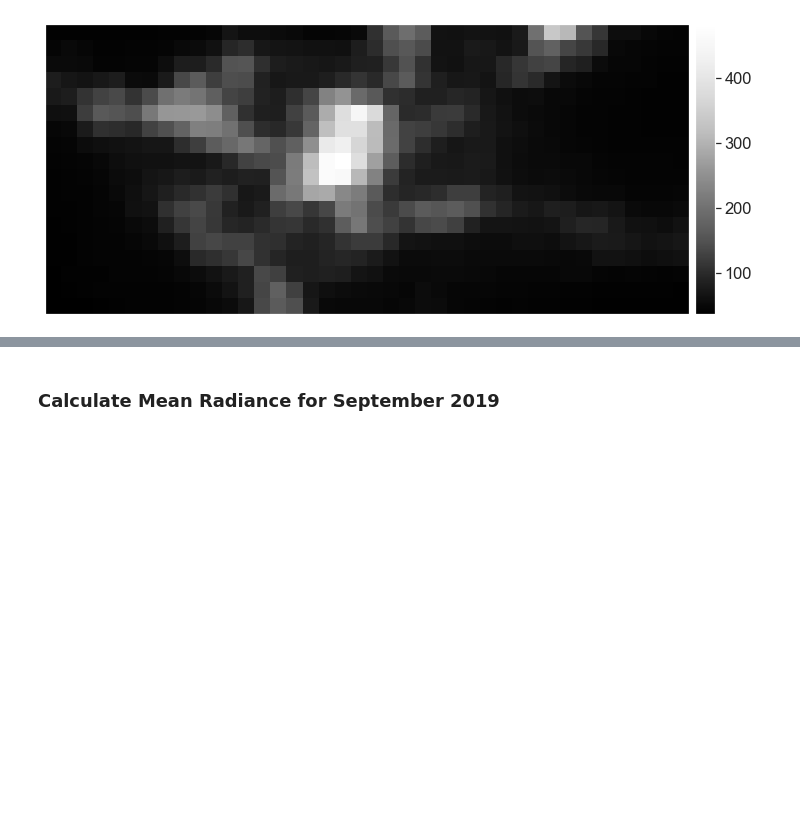
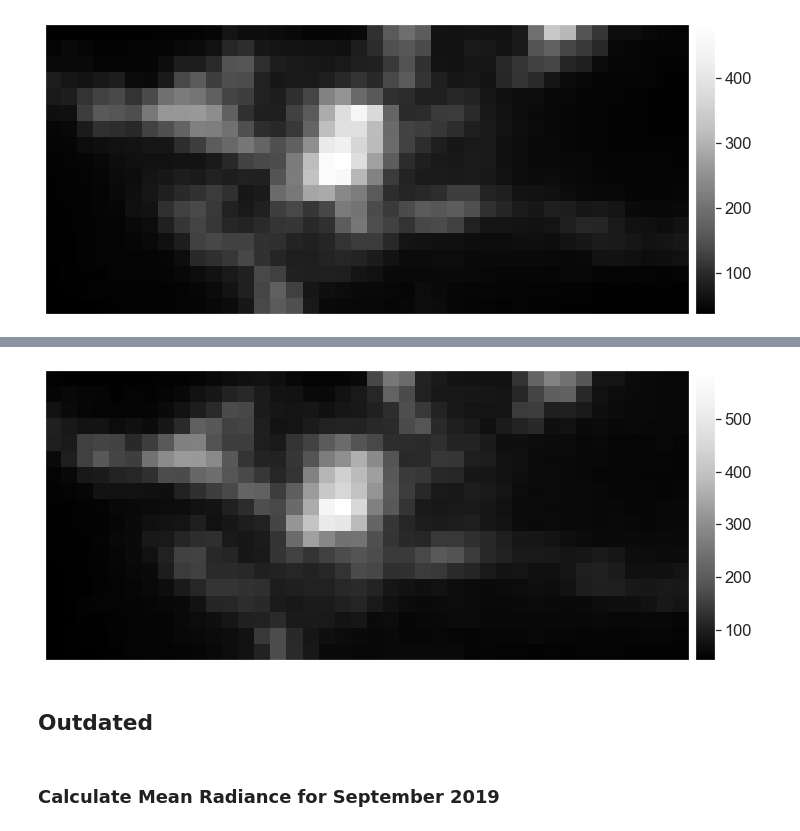
Before and after one commit to calekochenour/remote-sensing-fusion, a Jupyter notebook: 01-code-scripts/penn-state-campus-black-marble-radiance-concise.ipynb, the cells around one changed output, grey strips where cells are left out. Saved outputs shown, nothing was run; the diff lists cells and outputs as text; code cells hidden in the pictures; blank space fills up the shorter version.

```diff
--- a/01-code-scripts/penn-state-campus-black-marble-radiance-concise.ipynb
+++ b/01-code-scripts/penn-state-campus-black-marble-radiance-concise.ipynb
@@ -1316,0 +1370,7 @@ plt.show()
+# %%
+# Get business days, March 2020
+date_list = get_date_list('2020-03-01', '2020-03-14', date_frequency='B')
+# %%
+# Get array for each date into list
+march_2020_business_arrays = get_array_data_from_dict(
+ dictionary=radiance_sept_2019_apr_2020, date_list=date_list)
@@ -1316,0 +1382,3 @@ plt.show()
+# %%
+# Calculate mean
+march_2020_business_mean = calculate_mean_radiance(march_2020_business_arrays)
@@ -1317,3 +1392,13 @@ plt.show()
+# %%
+# Plot
+ep.plot_bands(march_2020_business_mean, scale=False,
+              vmax=march_2020_business_mean.max())
+
+plt.show()
+# %% [output]
+[figure, added]
+# %% [markdown]
+## Outdated
 # %% [markdown]
 ### Calculate Mean Radiance for September 2019
 # %%
```
Also changed, not shown: parts of 14 cells of this notebook.
